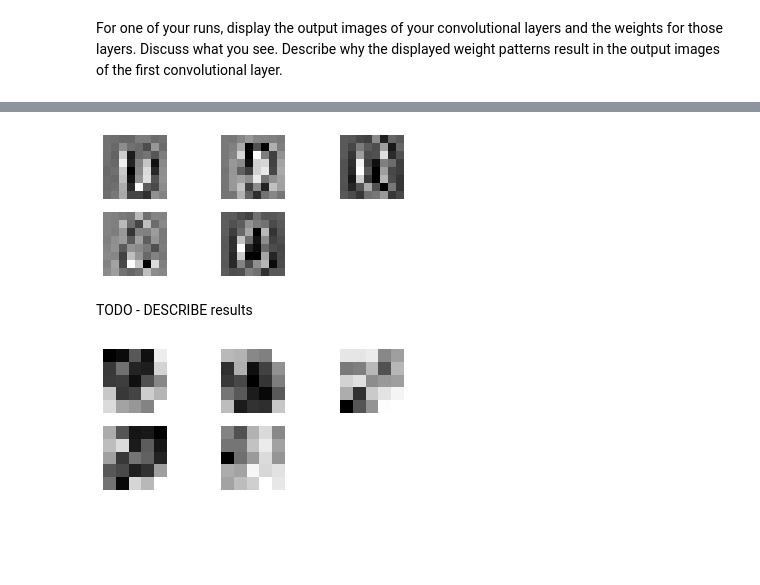
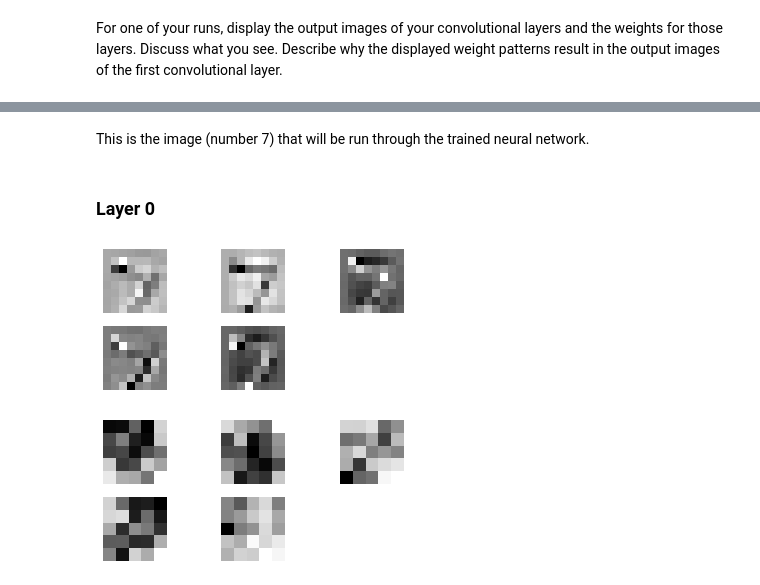
Before and after one commit to bstaab/CS545_MachineLearning, a Jupyter notebook: assignments/A4/Staab-A4.ipynb, the cells around one changed output, grey strips where cells are left out. Cells and saved outputs as stored; diff of their text form; code cells hidden in the pictures; blank space fills up the shorter version.

```diff
--- a/assignments/A4/Staab-A4.ipynb
+++ b/assignments/A4/Staab-A4.ipynb
@@ -463,7 +466,7 @@ nnet = NeuralNetwork_Convolutional(n_channels_in_image=Xtrain.shape[1],
                                    n_units_in_conv_layers=[5, 5],
                                    kernels_size_and_stride=[[5, 3], [4, 2]],
                                    n_units_in_fc_hidden_layers=[10],
-                                   classes=[0, 1, 2],
+                                   classes=np.unique(Ttrain),
                                    use_gpu=False)
 # %% [markdown]
 Create a neural network of the same configuration from A4grader.py.  Note, setting the random seed to a known value so we can directly compare with the A4grader output.
@@ -769,3 +771,11 @@ Test 0 - 27 out of 30 samples or 90.00 percent.
 [figure]
 # %% [markdown]
 This is an aggregatioin of the best results from all previous experiments. The best network configuration had a single layer with 10 units, followed by two layers with a kernel size and stride of 5, 3 & 4,2 respetively.  It was trained for one hundred iterations.  It's possible/likely that these observations would change if I changed the random seed or allowed it to be truly random.  I wanted to remove any randomness to see if could isolate the behavior of the network with everything else fixed.
+# %%
+Xtrain = test_set[0][:, :].reshape(-1, 1, 28, 28)
+Ttrain = test_set[1][:].reshape(-1, 1)
+Xtest = test_set[0][:, :].reshape(-1, 1, 28, 28)
+Ttest = test_set[1][:].reshape(-1, 1)
+print(f'Xtrain({Xtrain.shape}) Ttrain({Ttrain.shape})')
+print(f' Xtest({Xtest.shape})  Ttest({Ttest.shape})')
+print(f'Classes({np.unique(Ttrain)})')
@@ -773,16 +800,3 @@ This is an aggregatioin of the best results from all previous experiments. The b
 ## Extra Credit #1
 # %% [markdown]
 For one of your runs, display the output images of your convolutional layers and the weights for those  layers.  Discuss what you see.  Describe why the displayed weight patterns result in the output images of the first convolutional layer.
-# %%
-%%capture
-torch.random.manual_seed(42)
-nnet = NeuralNetwork_Convolutional(n_channels_in_image=Xtrain.shape[1],
-                                   image_size=Xtrain.shape[2],
-                                   n_units_in_conv_layers=[5, 5],
-                                   kernels_size_and_stride=[[5, 3], [4, 2]],
-                                   n_units_in_fc_hidden_layers=[10],
-                                   classes=[0, 1, 2],
-                                   use_gpu=False)
-nnet.train(Xtrain, Ttrain, 100, learning_rate=0.01)
-Yclasses, Y = nnet.use(Xtest)
-n_correct = (Yclasses == Ttest).sum()
@@ -788,0 +805,4 @@ n_correct = (Yclasses == Ttest).sum()
+# %%
+X_sample = Xtest[0:1, :, :, :]
+plt.imshow(X_sample[0, 0, :, :], cmap='binary')
+plt.axis('off')
@@ -789,9 +812,11 @@ n_correct = (Yclasses == Ttest).sum()
+# %% [markdown]
+This is the image (number 7) that will be run through the trained neural network.
+# %% [markdown]
+### Layer 0
 # %%
-show_layer_output(nnet, Xtest, 0);
+show_layer_output(nnet, X_sample, 0);
 # %% [output]
-[figure, old version]
+[figure, new version]
-# %% [markdown]
-TODO - DESCRIBE results
 # %%
 show_layer_weights(nnet, 0);
 # %% [output]
```
Also changed, not shown: parts of 35 cells of this notebook.
